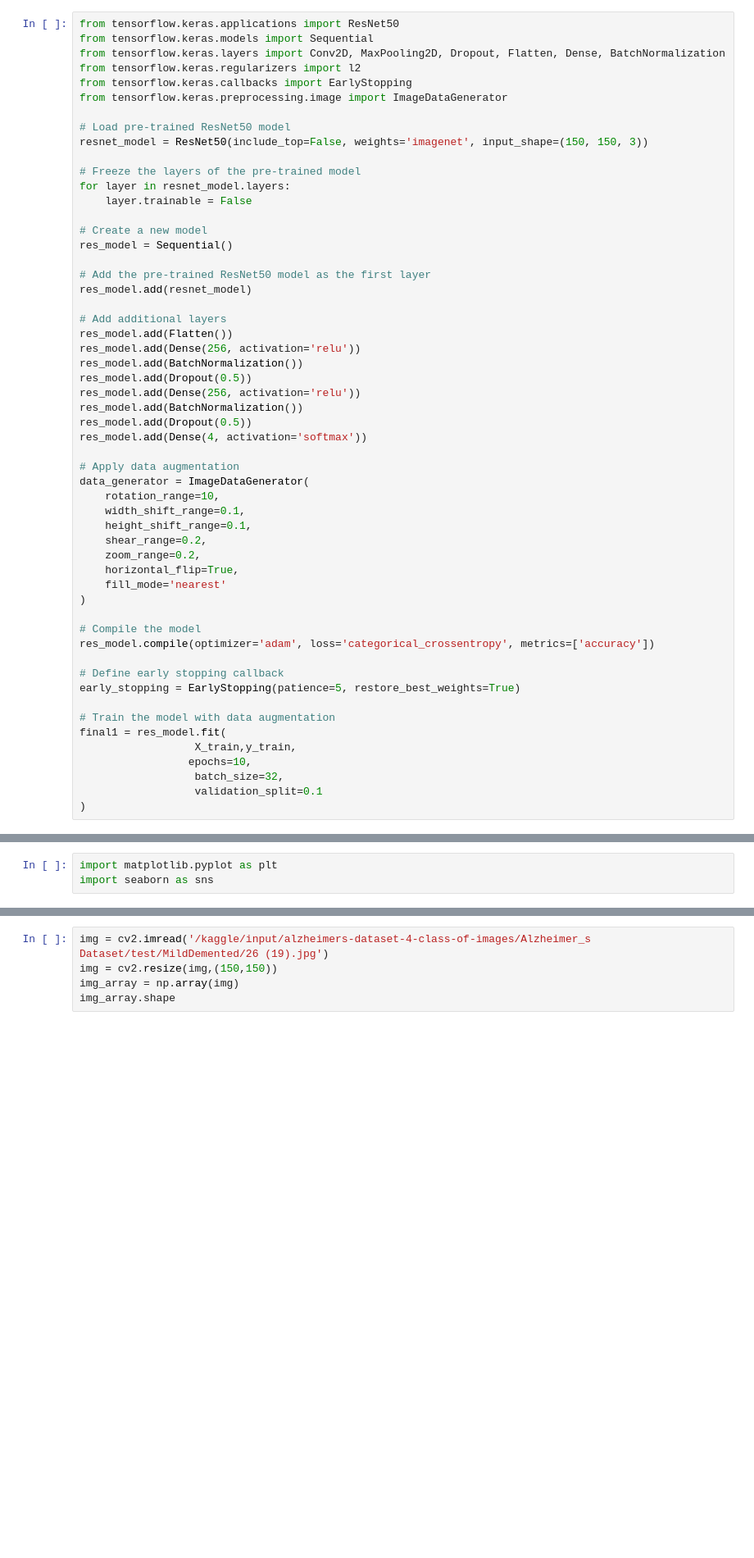
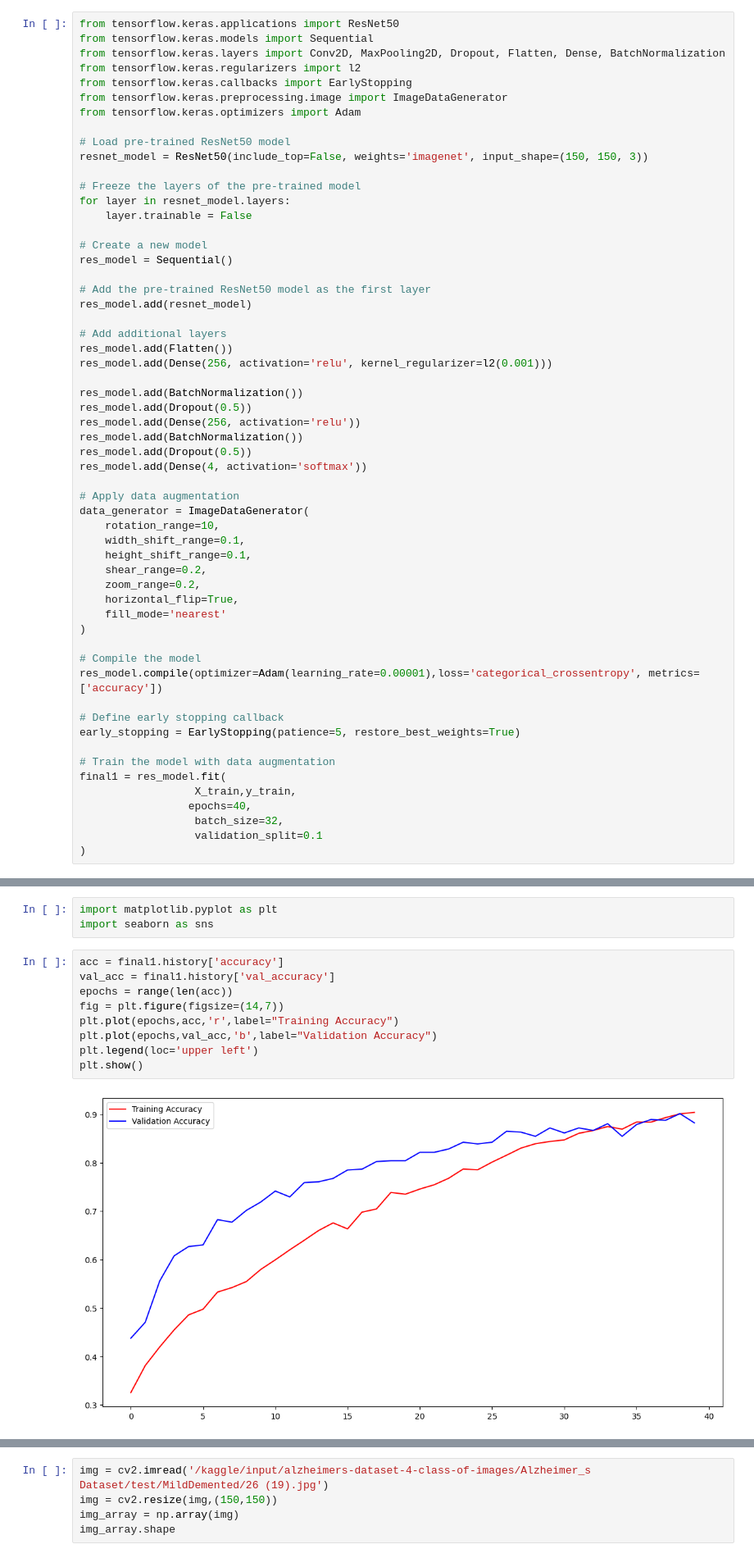
Before and after one commit to adityaraiSS/InstaShare---CLI-Based-P2P-File-Sharing-Platform, a Jupyter notebook: alzheimer-disease-prediction-ensemble-model.ipynb, the cells around one changed output, grey strips where cells are left out. Shown at 82% size. Saved outputs shown, nothing was run; the diff lists cells and outputs as text; blank space fills up the shorter version.

Commit message:
Kaggle Notebook | Alzheimer Disease Prediction - Ensemble Model | Version 6

```diff
--- a/alzheimer-disease-prediction-ensemble-model.ipynb
+++ b/alzheimer-disease-prediction-ensemble-model.ipynb
@@ -132,6 +132,7 @@ from tensorflow.keras.layers import Conv2D, MaxPooling2D, Dropout, Flatten, Dens
 from tensorflow.keras.regularizers import l2
 from tensorflow.keras.callbacks import EarlyStopping
 from tensorflow.keras.preprocessing.image import ImageDataGenerator
+from tensorflow.keras.optimizers import Adam
 
 # Load pre-trained ResNet50 model
 resnet_model = ResNet50(include_top=False, weights='imagenet', input_shape=(150, 150, 3))
@@ -148,7 +149,8 @@ res_model.add(resnet_model)
 
 # Add additional layers
 res_model.add(Flatten())
-res_model.add(Dense(256, activation='relu'))
+res_model.add(Dense(256, activation='relu', kernel_regularizer=l2(0.001)))
+
 res_model.add(BatchNormalization())
 res_model.add(Dropout(0.5))
 res_model.add(Dense(256, activation='relu'))
@@ -168,7 +170,7 @@ data_generator = ImageDataGenerator(
 )
 
 # Compile the model
-res_model.compile(optimizer='adam', loss='categorical_crossentropy', metrics=['accuracy'])
+res_model.compile(optimizer=Adam(learning_rate=0.00001),loss='categorical_crossentropy', metrics=['accuracy'])
 
 # Define early stopping callback
 early_stopping = EarlyStopping(patience=5, restore_best_weights=True)
@@ -176,7 +178,7 @@ early_stopping = EarlyStopping(patience=5, restore_best_weights=True)
 # Train the model with data augmentation
 final1 = res_model.fit(
                   X_train,y_train,
-                 epochs=10,
+                 epochs=40,
                   batch_size=32,
                   validation_split=0.1
 )
@@ -444,3 +568,14 @@ Ensemble Model Accuracy: 0.89375
 # %%
 import matplotlib.pyplot as plt
 import seaborn as sns
+# %%
+acc = final1.history['accuracy']
+val_acc = final1.history['val_accuracy']
+epochs = range(len(acc))
+fig = plt.figure(figsize=(14,7))
+plt.plot(epochs,acc,'r',label="Training Accuracy")
+plt.plot(epochs,val_acc,'b',label="Validation Accuracy")
+plt.legend(loc='upper left')
+plt.show()
+# %% [output]
+[figure, added]
```
Also changed, not shown: parts of 13 cells of this notebook.
